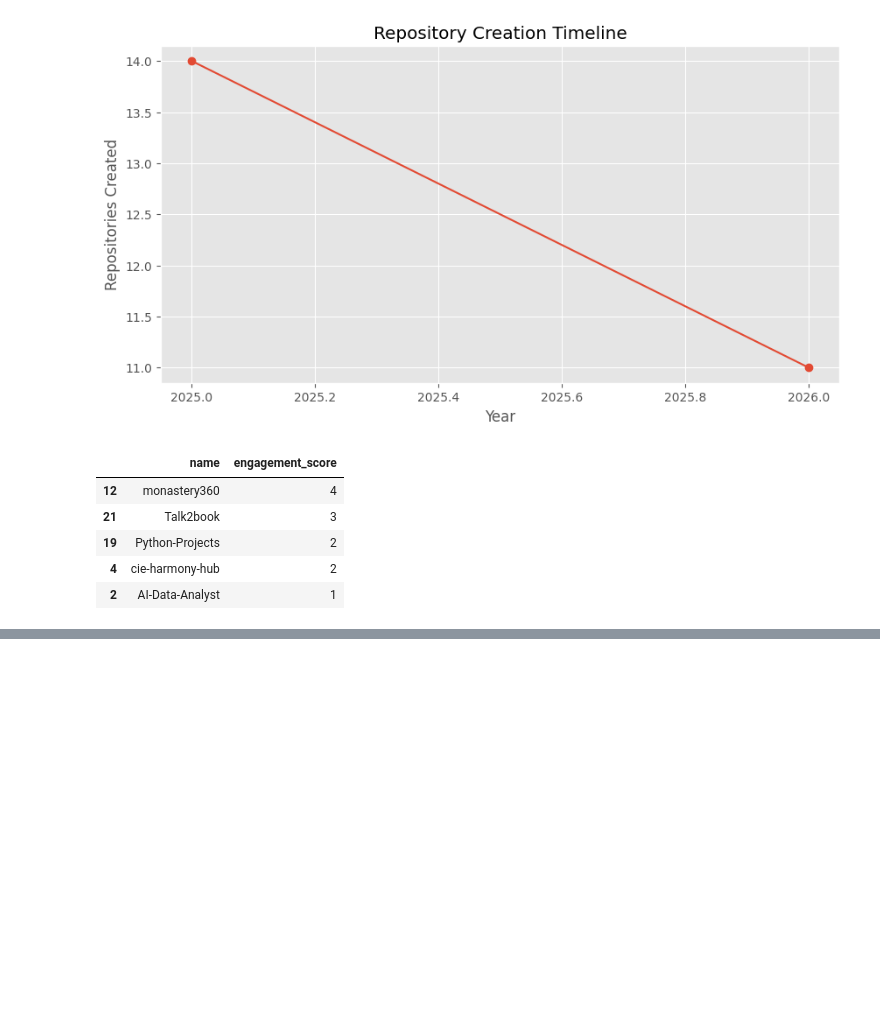
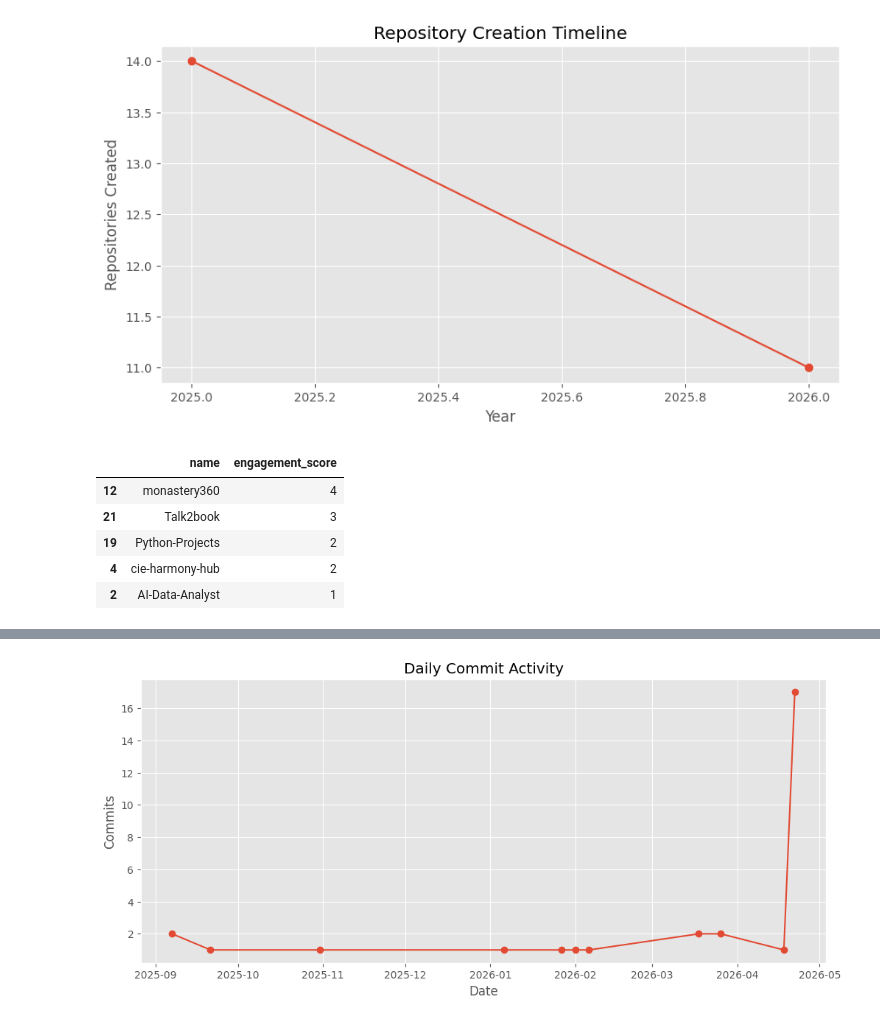
Before and after one commit to Abhiix0/github-insights-engine, a Jupyter notebook: notebooks/analysis.ipynb, the cells around one changed output, grey strips where cells are left out. Saved outputs shown, nothing was run; the diff lists cells and outputs as text; code cells hidden in the pictures; blank space fills up the shorter version.

```diff
--- a/notebooks/analysis.ipynb
+++ b/notebooks/analysis.ipynb
@@ -141,0 +145,8 @@ df[[
+# %%
+commit_url = f"https://api.github.com/repos/{owner}/{repo}/commits"
+
+commit_response = requests.get(commit_url)
+
+commit_data = commit_response.json()
+
+print(f"Total commits fetched: {len(commit_data)}")
@@ -141,0 +175,15 @@ df[[
+# %%
+commit_list = []
+
+for commit in commit_data:
+    commit_info = {
+        "message": commit["commit"]["message"],
+        "author": commit["commit"]["author"]["name"],
+        "date": commit["commit"]["author"]["date"]
+    }
+
+    commit_list.append(commit_info)
+
+commit_df = pd.DataFrame(commit_list)
+
+commit_df.head()
@@ -141,0 +197,4 @@ df[[
+# %%
+commit_df["date"] = pd.to_datetime(commit_df["date"])
+
+commit_df.info()
@@ -141,0 +212,6 @@ df[[
+# %%
+commit_df["day"] = commit_df["date"].dt.date
+
+daily_commits = commit_df["day"].value_counts().sort_index()
+
+daily_commits
@@ -141,0 +232,12 @@ df[[
+# %%
+plt.figure(figsize=(12, 5))
+
+daily_commits.plot(kind="line", marker="o")
+
+plt.title("Daily Commit Activity")
+plt.xlabel("Date")
+plt.ylabel("Commits")
+
+plt.show()
+# %% [output]
+[figure, added]
```
Also changed, not shown: parts of 6 cells of this notebook.
